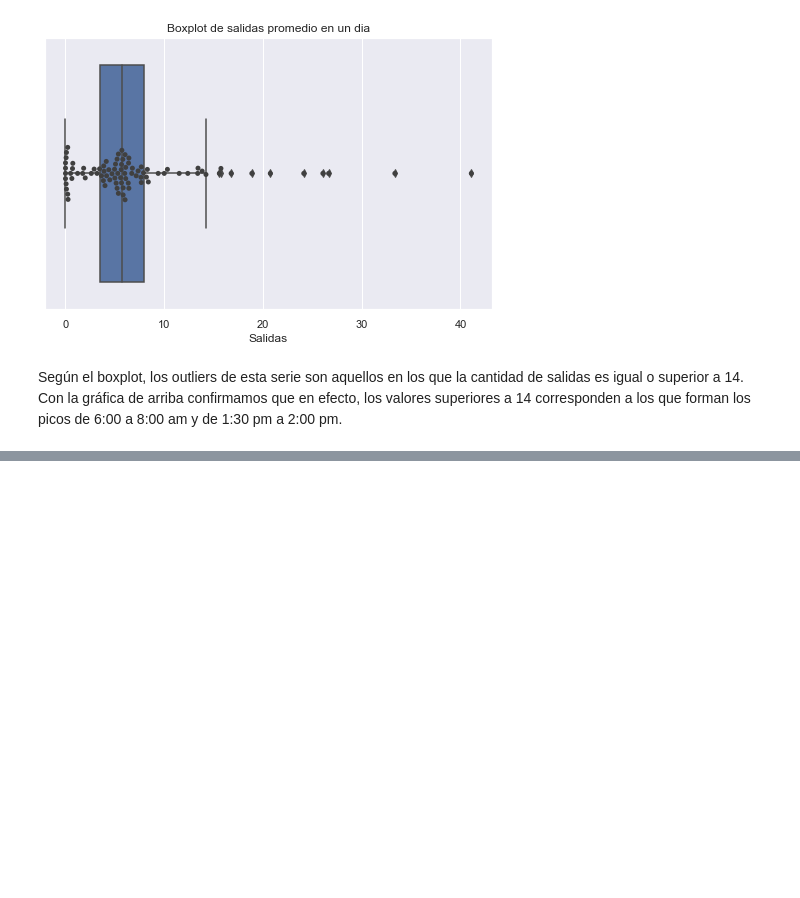
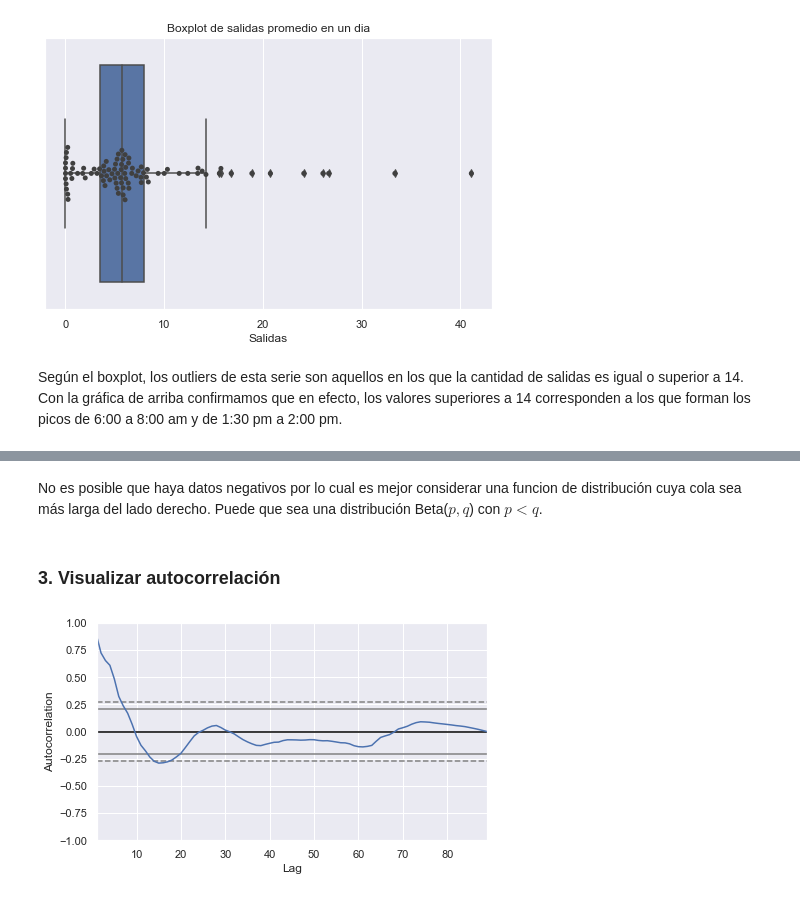
Before and after one commit to juanksRuiz/Transmilenio_DATA, a Jupyter notebook: Analisis de salidas estacion TM enero a abril 2020.ipynb, the cells around one changed output, grey strips where cells are left out. Saved outputs shown, nothing was run; the diff lists cells and outputs as text; code cells hidden in the pictures; blank space fills up the shorter version.

```diff
--- a/Analisis de salidas estacion TM enero a abril 2020.ipynb
+++ b/Analisis de salidas estacion TM enero a abril 2020.ipynb
@@ -201,0 +238,11 @@ Según el boxplot, los  outliers de esta serie son aquellos en los que la cantid
+# %% [markdown]
+No es posible que haya datos negativos por lo cual es mejor considerar una funcion de distribución cuya cola sea más larga del lado derecho. Puede que sea una distribución Beta($p,q$) con $p < q$.
+# %% [markdown]
+### 3. Visualizar autocorrelación
+# %%
+#  create an autocorrelation plot
+plt.figure(figsize=(7,4));
+autocorrelation_plot(prom_salidas_dia);
+plt.grid(True);
+# %% [output]
+[figure, added]
```
Also changed, not shown: parts of 26 cells of this notebook.
